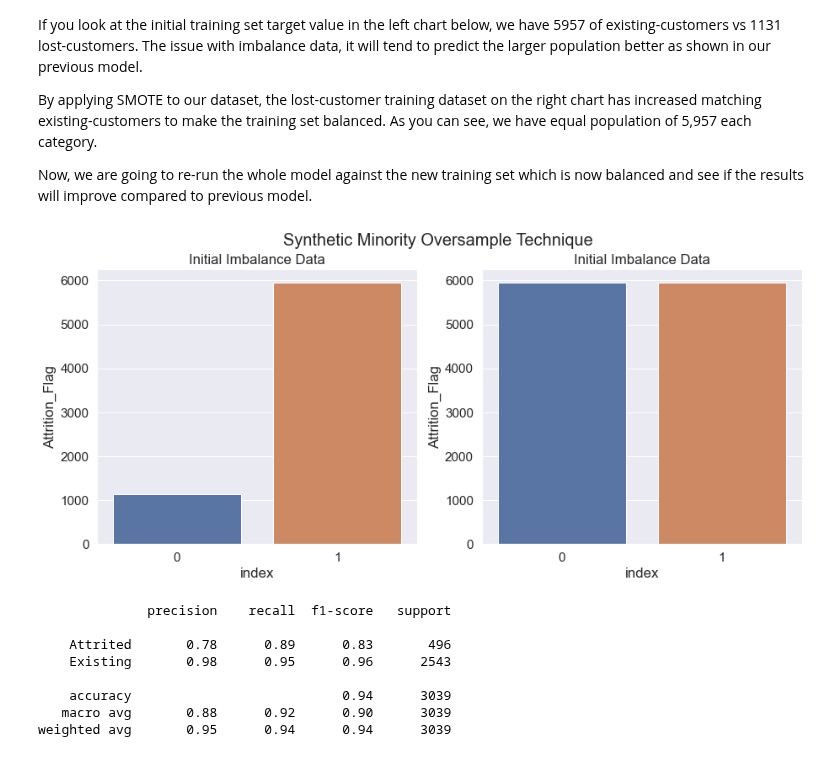
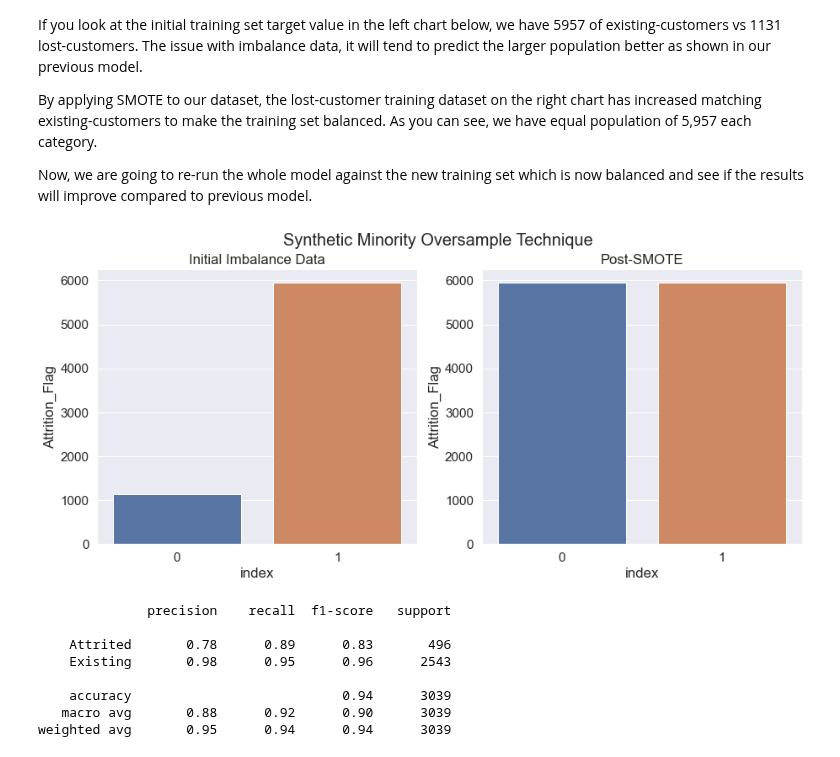
Before and after one commit to RonnyCh/mydsbook, a Jupyter notebook: Kaggle-Customer-Churn.ipynb, the cells around one changed output. Drawn from its saved outputs; the diff is of its cells as text; code cells hidden in the pictures.

```diff
--- a/Kaggle-Customer-Churn.ipynb
+++ b/Kaggle-Customer-Churn.ipynb
@@ -469,29 +469,29 @@ Now, we are going to re-run the whole model against the new training set which i
 # %%
 from sklearn.model_selection import train_test_split
 from imblearn.over_sampling import SMOTE
 
 
 sm = SMOTE(sampling_strategy='minority', k_neighbors=20, random_state=42)
 X_train_res, y_train_res = sm.fit_resample(X_train, y_train)
 
 
 a = pd.DataFrame(y_train.value_counts()).reset_index()
 b = pd.DataFrame(y_train_res.value_counts()).reset_index()
 
 fig, (ax1,ax2) = plt.subplots(1,2,figsize=(15,6))
 fig.suptitle('Synthetic Minority Oversample Technique', fontsize=20)
 
 chart1 = sns.barplot(x='index',y='Attrition_Flag',data=a,ax=ax1)
 chart1.set(title='Initial Imbalance Data')
 chart1.set_xticklabels(chart1.get_xticklabels(), rotation=0)
 
 chart2 = sns.barplot(x='index',y='Attrition_Flag',data=b,ax=ax2)
-chart2.set(title='Initial Imbalance Data')
+chart2.set(title='Post-SMOTE')
 chart2.set_xticklabels(chart1.get_xticklabels(), rotation=0)
 
 plt.show()
 # %% [output]
-[figure, old version]
+[figure, new version]
 # %%
 # Step 3 Apply Random Forest using some random variables (finetuning later)
 from sklearn.ensemble import RandomForestClassifier
```
